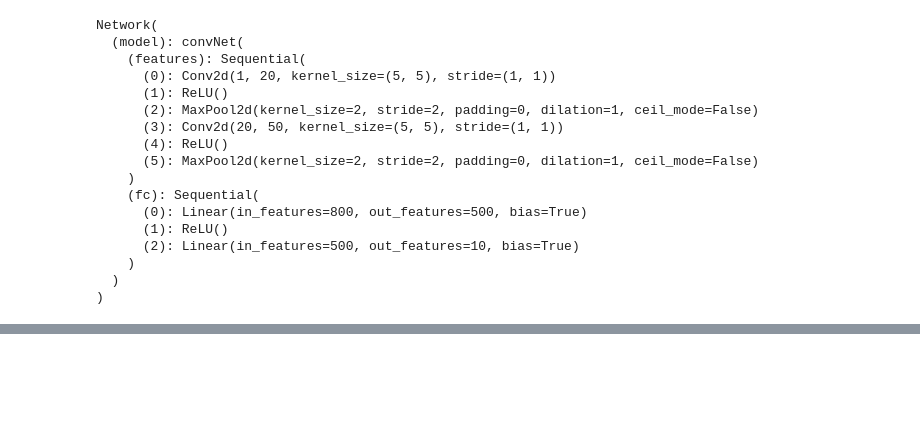
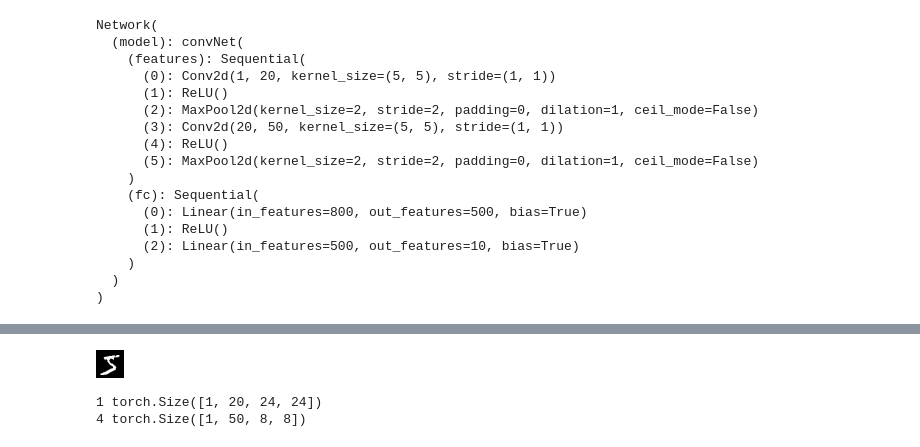
Before and after one commit to JiaxinZhuang/Interpretation, a Jupyter notebook: jupyter/Visualization-Of-Feature-map.ipynb, the cells around one changed output, grey strips where cells are left out. Drawn from its saved outputs; the diff is of its cells as text; code cells hidden in the pictures; blank space fills up the shorter version.

Commit message:
add visualize feature map

```diff
--- a/jupyter/Visualization-Of-Feature-map.ipynb
+++ b/jupyter/Visualization-Of-Feature-map.ipynb
@@ -4,13 +6,23 @@
 # %%
 import os
+os.environ["CUDA_DEVICE_ORDER"] = "PCI_BUS_ID"
+os.environ["CUDA_VISIBLE_DEVICES"] = "1"
+
 import torch
+import torch.nn as nn
 import torchvision
 import numpy as np
 from matplotlib import pyplot
+from torchsummary import summary
+import matplotlib as mpl
+mpl.rcParams['figure.dpi'] = 300
 
 import sys
 sys.path.append("../src/")
 import model
+import dataset
 import config
+from utils.function import init_logging, init_environment, preprocess_image,\
+         recreate_image, get_lr, save_image
 # %%
 # hyper parameter
@@ -75,0 +162,11 @@ def visualize_filters(filters, n_filters, n_channels):
+# %%
+# Load data
+mean, std = (0.1307,), (0.3081,)
+reverse_mean = (-0.1307,)
+reverse_std = (1/0.3081,)
+train_transform = None
+trainset = dataset.MNIST(root="../data/", is_train=True, transform=train_transform)
+image, label = trainset[0]
+image
+# %% [output]
+[figure, added]
@@ -75,0 +176,5 @@ def visualize_filters(filters, n_filters, n_channels):
+# %%
+conv_output = obtain_features_map(original_image, net.model.features, conv_output_indexes=[1,4])
+# %% [output]
+1 torch.Size([1, 20, 24, 24])
+4 torch.Size([1, 50, 8, 8])
```
Also changed, not shown: parts of 12 cells of this notebook, 6 other files.
